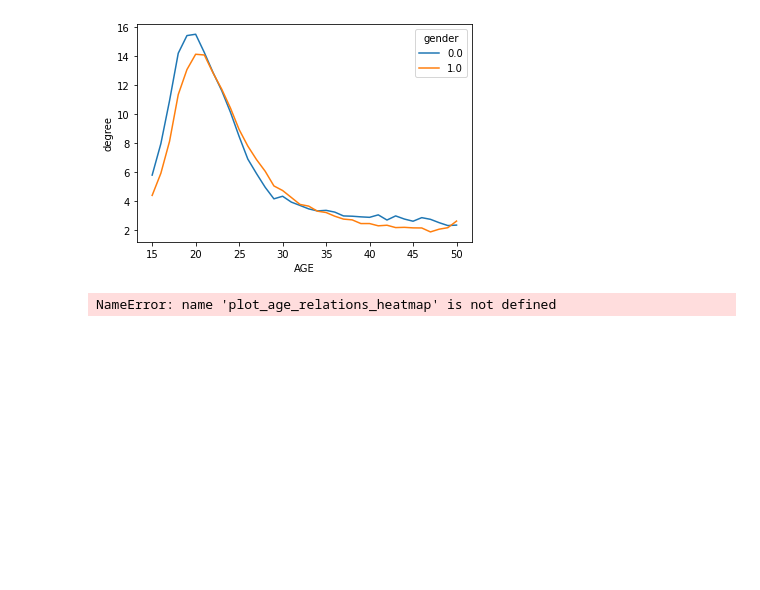
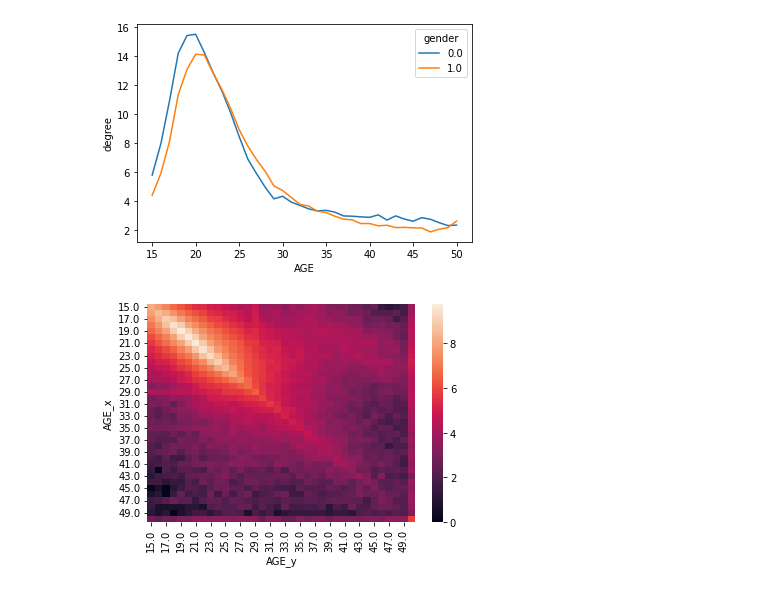
Before and after one commit to bbiroga/bce_ep_2022_HW, a Jupyter notebook: POKEC Network Analysis Stub for Students.ipynb, the cells around one changed output. Saved outputs shown, nothing was run; the diff lists cells and outputs as text; code cells hidden in the pictures; blank space fills up the shorter version.

```diff
--- a/POKEC Network Analysis Stub for Students.ipynb
+++ b/POKEC Network Analysis Stub for Students.ipynb
@@ -32,7 +32,7 @@ dv.plot_node_degree_by_gender(nodes, G)
 [figure]
 # %%
 edges_w_features = gm.add_node_features_to_edges(nodes, edges)
-plot_age_relations_heatmap(edges_w_features)
+dv.plot_age_relations_heatmap(edges_w_features)
 # THE END
 # %% [output]
-NameError: name 'plot_age_relations_heatmap' is not defined
+[figure, added]
```
Also changed, not shown: 1 other file.
